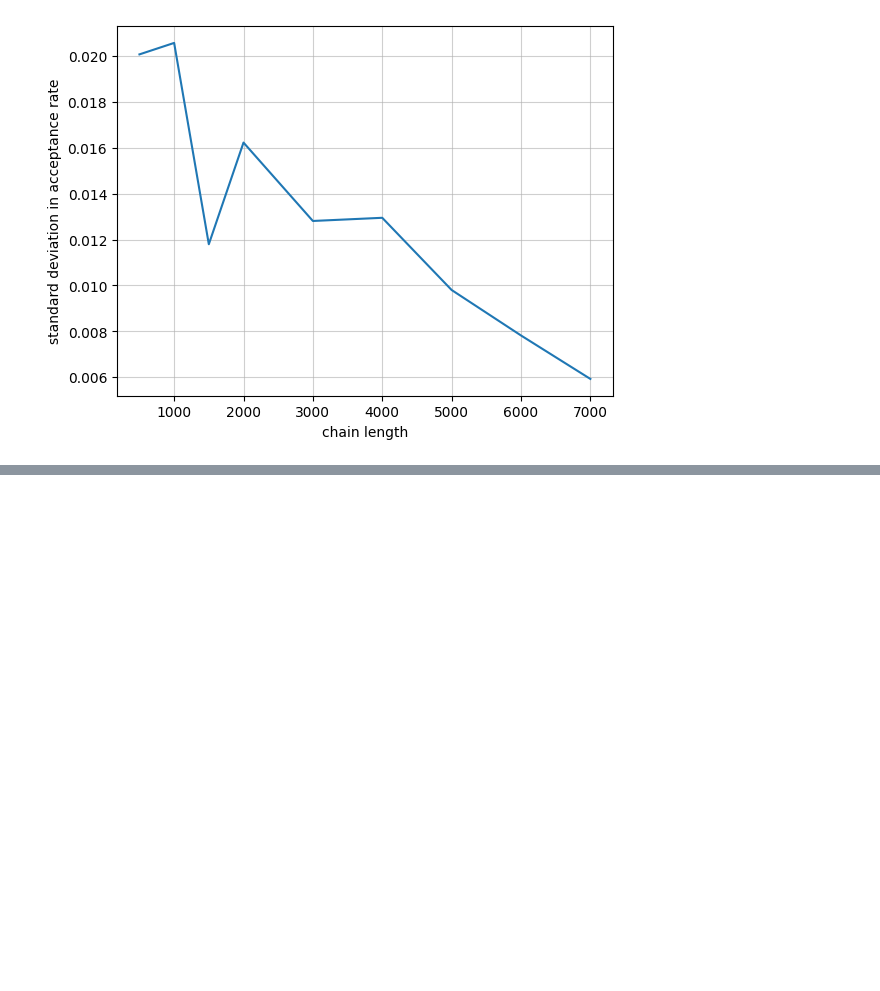
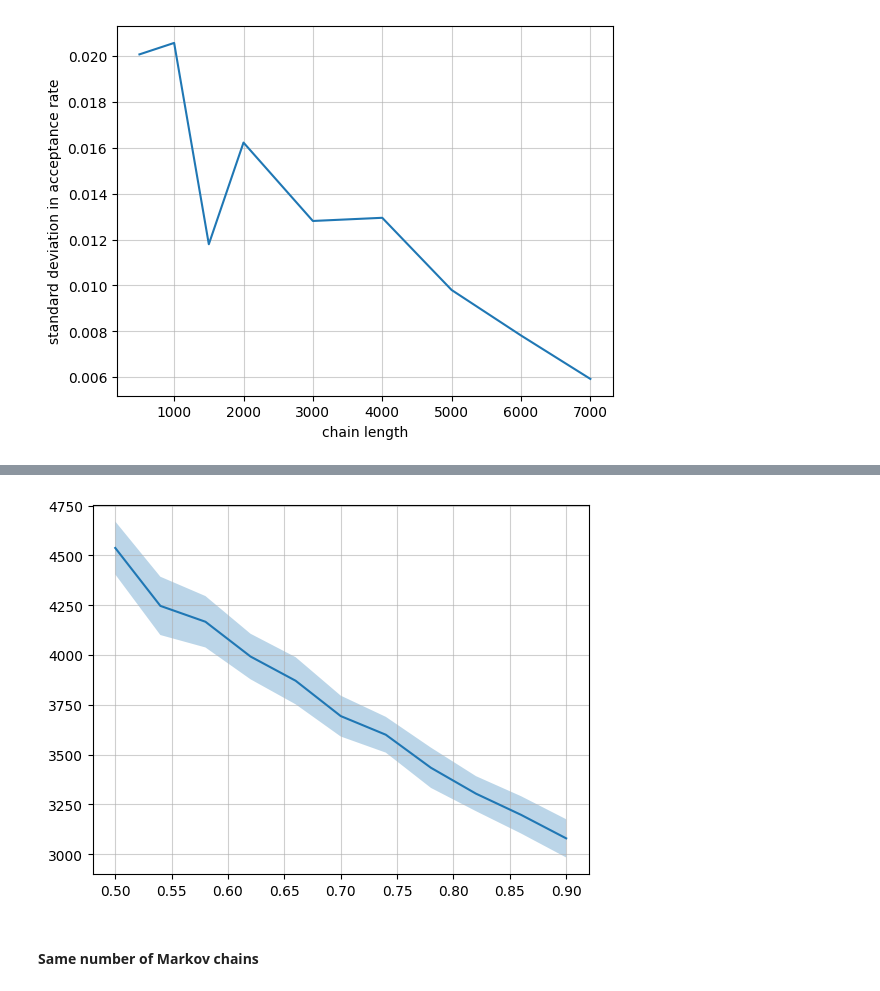
Before and after one commit to loonatick-src/stochastic-sim-3, a Jupyter notebook: main.ipynb, the cells around one changed output, grey strips where cells are left out. Saved outputs shown, nothing was run; the diff lists cells and outputs as text; code cells hidden in the pictures; blank space fills up the shorter version.

```diff
--- a/main.ipynb
+++ b/main.ipynb
@@ -659,0 +693,13 @@ array([0.8 , 0.81, 0.82, 0.83, 0.84, 0.85, 0.86, 0.87, 0.88, 0.89, 0.9 ])
+# %%
+mean_min_costs = np.mean(min_costs_list, axis = 1)
+std_min_costs = np.std(min_costs_list, axis = 1)
+# %%
+plt.plot(cr_values, mean_min_costsosts_costs_costs)
+plt.fill_betmean_min_costsvalstd_min_costsan_min_costs - std_min_costs, mean_min_costs + std_min_costs, alpha = 0.3)
+plt.xlabel("cooling ratio for geometric cooling")
+plt.grid(alpha = 0.6)
+plt.show()
+# %% [output]
+[figure, added]
+# %% [markdown]
+#### Same number of Markov chains
```
Also changed, not shown: parts of 26 cells of this notebook, 3 other files.
